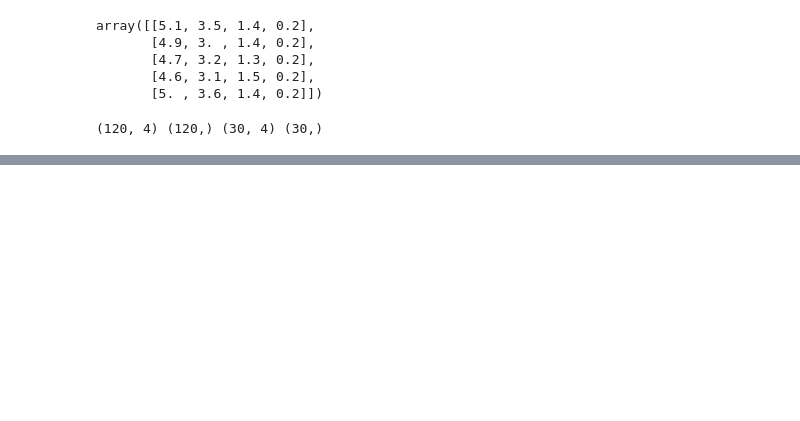
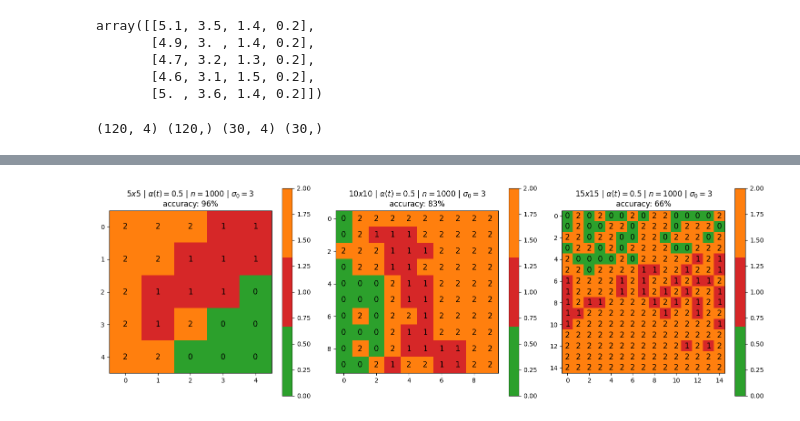
Before and after one commit to patrickpiresdev/data_science_uerj, a Jupyter notebook: Avaliacao2Kohonen.ipynb, the cells around one changed output, grey strips where cells are left out. Drawn from its saved outputs; the diff is of its cells as text; code cells hidden in the pictures; blank space fills up the shorter version.

```diff
--- a/Avaliacao2Kohonen.ipynb
+++ b/Avaliacao2Kohonen.ipynb
@@ -258,0 +183,35 @@ SOM training completed
+# %%
+def execute_experiment(scenarios):
+    label_maps = []
+    titles = []
+
+    for scenario in scenarios:
+        map_size = scenario['map_size']
+        max_learning_rate = scenario['max_learning_rate']
+        n_iterations = scenario['n_iterations']
+        sigma_0 = scenario['sigma_0']
+
+        som, train_x_norm = train(train_x, map_size, max_learning_rate, n_iterations, sigma_0, show_progress_each=10000)
+        map = collect_labels(train_y, map_size, train_x_norm, som)
+        label_map = get_label_map(map_size, map)
+        accu = accuracy(test_x, som, map_size, label_map)
+        label_maps.append(label_map)
+
+        map_size_title = rf'${map_size}x{map_size}$'
+        learning_rate_title = rf'$\alpha(t)={max_learning_rate}$'
+        iterations_title = rf'$n={n_iterations}$'
+        sigma_title = rf'$\sigma_0={sigma_0}$'
+        accuracy_title = rf'accuracy: {int(accu*100)}%'
+
+        titles.append(f'{map_size_title} | {learning_rate_title} | {iterations_title} | {sigma_title}\n{accuracy_title}')
+
+    show_label_maps(label_maps, titles)
+# %%
+map_size_experiment = [
+    {'map_size': 5, 'max_learning_rate': 0.5, 'n_iterations': 1000, 'sigma_0': 3},
+    {'map_size': 10, 'max_learning_rate': 0.5, 'n_iterations': 1000, 'sigma_0': 3},
+    {'map_size': 15, 'max_learning_rate': 0.5, 'n_iterations': 1000, 'sigma_0': 3}
+]
+execute_experiment(map_size_experiment)
+# %% [output]
+[figure, added]
```
Also changed, not shown: parts of 7 cells of this notebook.
